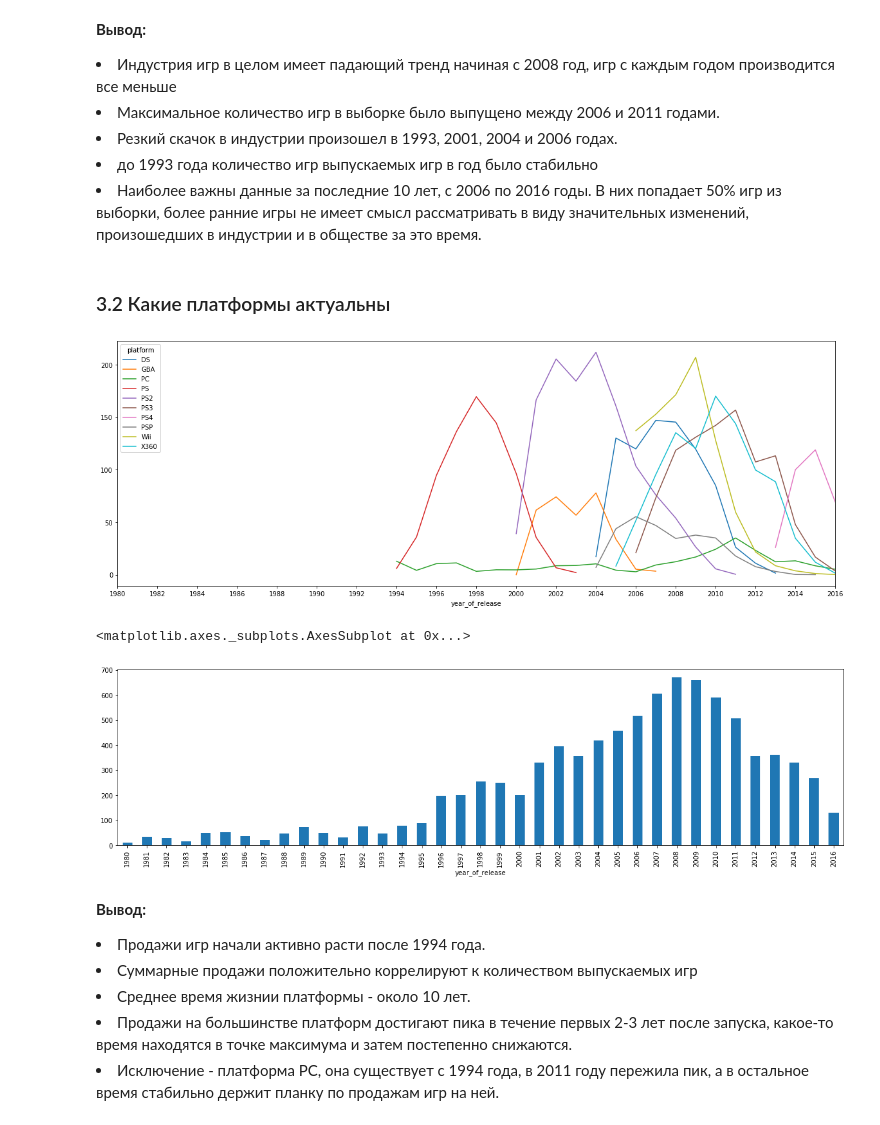
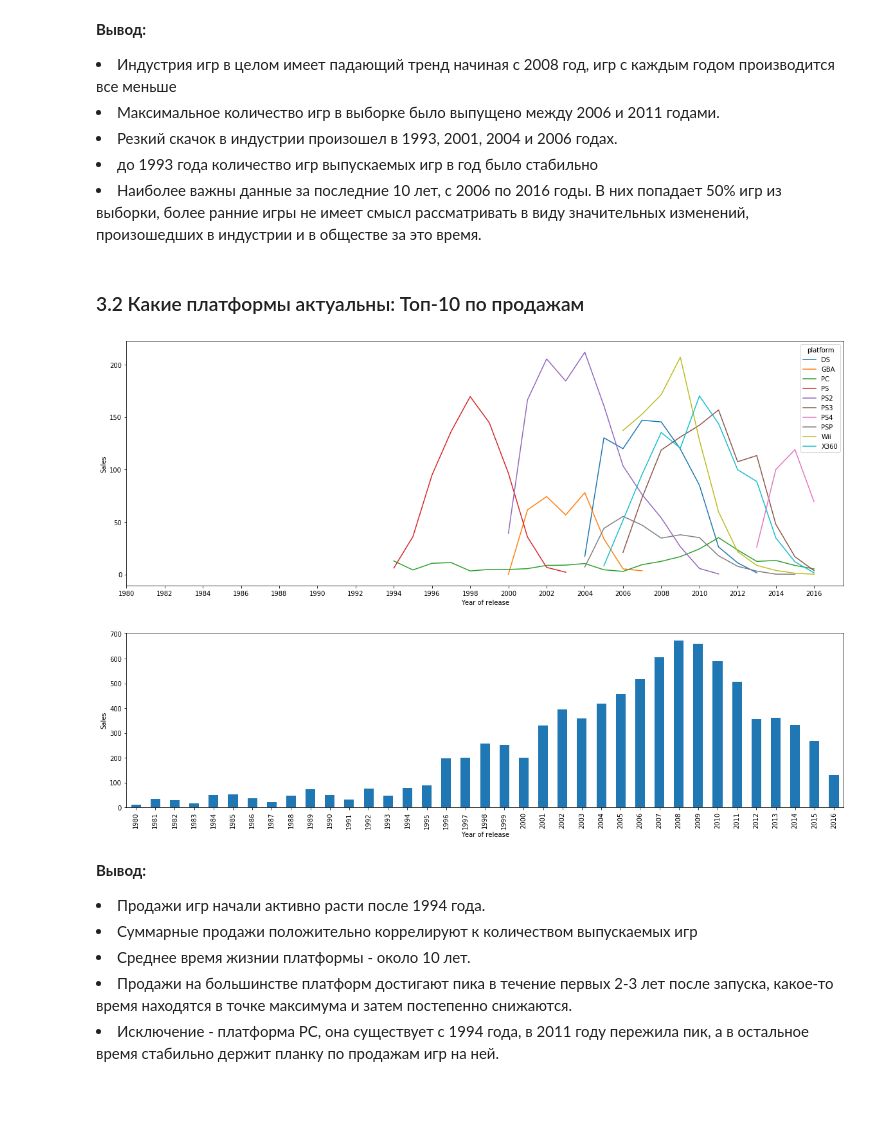
Before and after one commit to iamkatya/Yandex-Practikum, a Jupyter notebook: Анализ трендов рынка компьютерных игр/Game_market_analysis.ipynb, the cells around one changed output. Cells and saved outputs as stored; diff of their text form; code cells hidden in the pictures; blank space fills up the shorter version.

```diff
--- a/Анализ трендов рынка компьютерных игр/Game_market_analysis.ipynb
+++ b/Анализ трендов рынка компьютерных игр/Game_market_analysis.ipynb
@@ -30,7 +32,7 @@ import scipy.stats as st
 import math
 
 
-df=pd.read_csv('/datasets/games.csv')
+df=pd.read_csv('datasets/games.csv')
 df.info()
 # %% [output]
 <class 'pandas.core.frame.DataFrame'>
@@ -159,25 +165,36 @@ plt.xticks([y for y in range(1980,2017)[1980%2::2]]);
 <li> до 1993 года количество игр выпускаемых игр в год было стабильно
 <li> Наиболее важны данные за последние 10 лет, с 2006 по 2016 годы. В них попадает 50% игр из выборки, более ранние игры не имеет смысл рассматривать в виду значительных изменений, произошедших в индустрии и в обществе за это время.
 # %% [markdown]
-### 3.2 Какие платформы  актуальны <a class="anchor" id="3.2"></a>
+### 3.2 Какие платформы  актуальны: Топ-10 по продажам  <a class="anchor" id="3.2"></a>
 # %%
 # создадим датафрейм с группировкой суммарных продаж по платформам и годам
-sales_by_platform=df.pivot_table(index='platform', columns='year_of_release', values='total_sales', aggfunc='sum').reset_index()
+sales_by_platform=(df.pivot_table(index='platform', columns='year_of_release', values='total_sales', aggfunc='sum')
+                   .reset_index())
 
 # построим график динамики суммарных продаж по годам, для платформ с самыми высоким продажами
 # создалим объект series с топ-10 платформами по продажам, запишем в него имена и сумму продаж
-best_platforms=df.groupby('platform')['total_sales'].sum().sort_values(ascending=False)[:10].reset_index()
+best_platforms=(df.groupby('platform')['total_sales']
+                .sum()
+                .sort_values(ascending=False)[:10]
+                .reset_index())
+
 # отметим в датафрейме те платформы, которые вошли в топ-10 и выведем график продаж по годам
 sales_by_platform['top10'] = (sales_by_platform.platform.isin(best_platforms.platform) == True)
-sales_by_platform[sales_by_platform['top10']==True].set_index('platform').T.drop('top10').plot(figsize=(20,7))
+(sales_by_platform[sales_by_platform['top10']==True]
+     .set_index('platform').T.drop('top10')
+     .plot(figsize=(20,7))
+     .set(xlabel='Year of release', ylabel='Sales'))
 plt.xticks([y for y in range(1980,2017)[1980%2::2]]);
 # %% [output]
-[figure, old version]
+[figure, new version]
 # %%
-sales_by_platform.set_index('platform').drop(columns='top10').sum().plot(kind ='bar', figsize=(20,5))
+(sales_by_platform.set_index('platform')
+     .drop(columns='top10')
+     .sum()
+     .plot(kind ='bar', figsize=(20,5))
+     .set(xlabel='Year of release', ylabel='Sales'));
 # %% [output]
-<matplotlib.axes._subplots.AxesSubplot at 0x...>
-[figure, old version]
+[figure, new version]
 # %% [markdown]
 <b>Вывод:</b>
 <li>Продажи игр начали активно расти после 1994 года.
```
Also changed, not shown: parts of 34 cells of this notebook.
